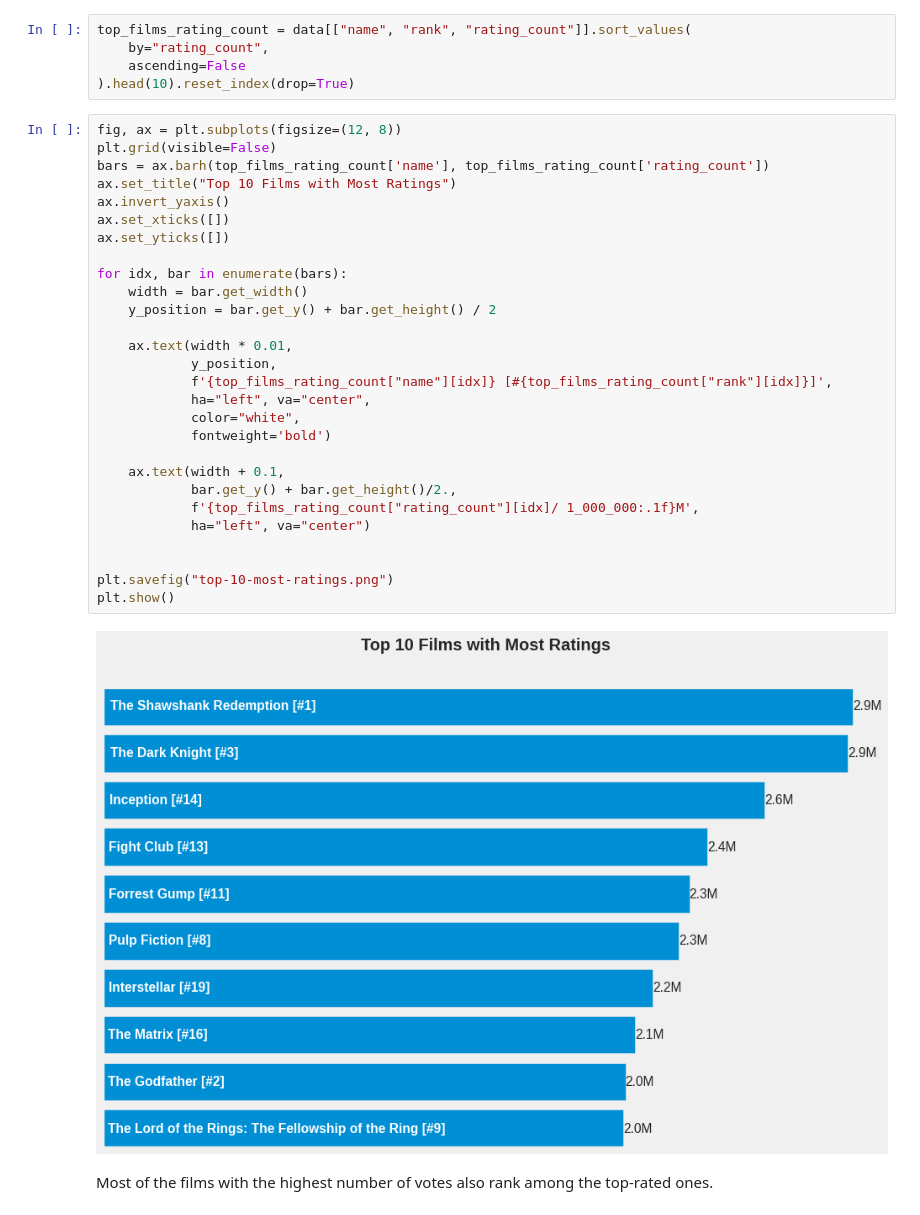
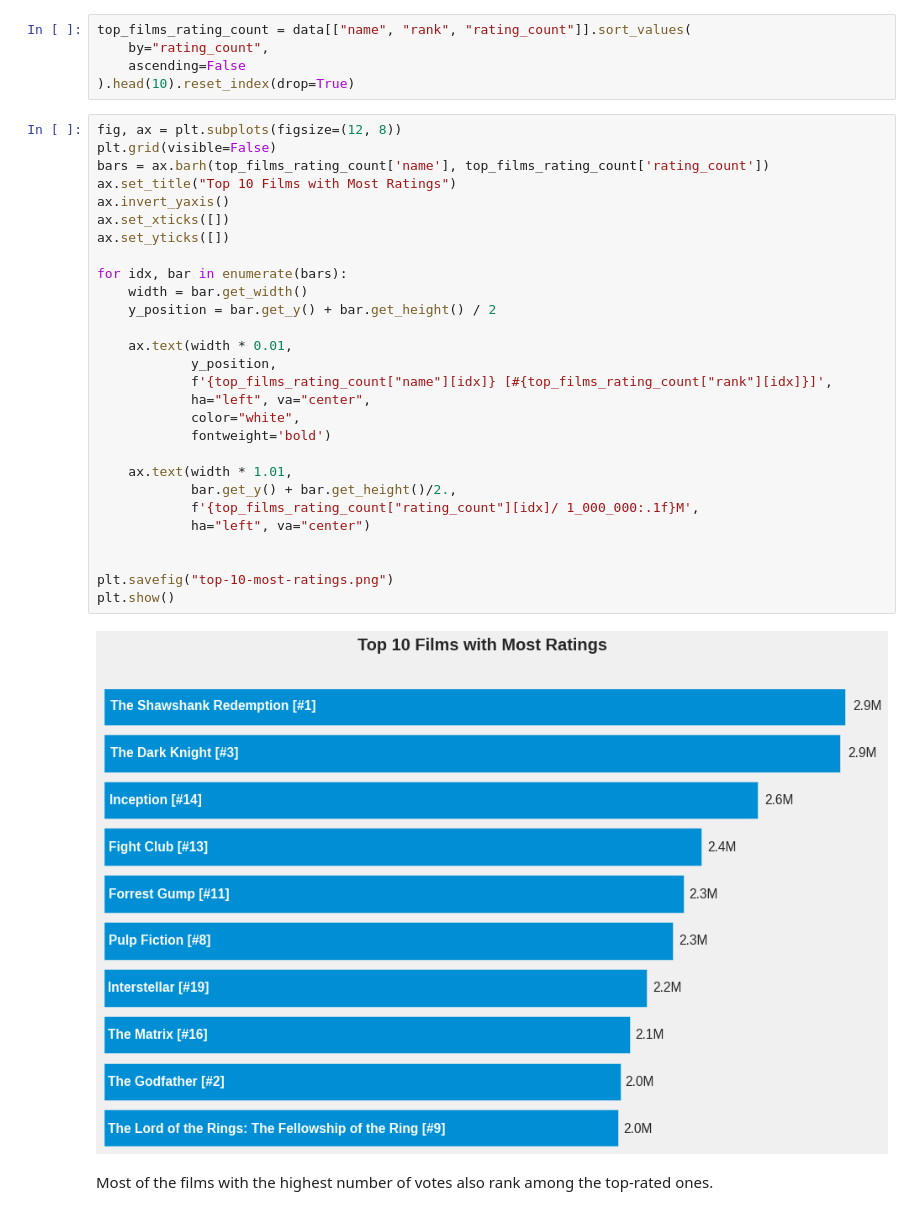
Before and after one commit to dmitkov28/notebooks, a Jupyter notebook: notebooks/ML/movies/imdb_eda.ipynb, the cells around one changed output. Saved outputs shown, nothing was run; the diff lists cells and outputs as text.

```diff
--- a/notebooks/ML/movies/imdb_eda.ipynb
+++ b/notebooks/ML/movies/imdb_eda.ipynb
@@ -143,33 +144,33 @@ top_films_rating_count = data[["name", "rank", "rating_count"]].sort_values(
 # %%
 fig, ax = plt.subplots(figsize=(12, 8))
 plt.grid(visible=False)
 bars = ax.barh(top_films_rating_count['name'], top_films_rating_count['rating_count'])
 ax.set_title("Top 10 Films with Most Ratings")
 ax.invert_yaxis()
 ax.set_xticks([])
 ax.set_yticks([])
 
 for idx, bar in enumerate(bars):
     width = bar.get_width()
     y_position = bar.get_y() + bar.get_height() / 2
 
     ax.text(width * 0.01,
             y_position,
             f'{top_films_rating_count["name"][idx]} [#{top_films_rating_count["rank"][idx]}]',
             ha="left", va="center",
             color="white",
             fontweight='bold')
 
-    ax.text(width + 0.1,
+    ax.text(width * 1.01,
             bar.get_y() + bar.get_height()/2.,
             f'{top_films_rating_count["rating_count"][idx]/ 1_000_000:.1f}M',
             ha="left", va="center")
 
 
 plt.savefig("top-10-most-ratings.png")
 plt.show()
 # %% [output]
-[figure, old version]
+[figure, new version]
 # %% [markdown]
 Most of the films with the highest number of votes also rank among the top-rated ones.
 # %%
```
Also changed, not shown: parts of 20 cells of this notebook.
